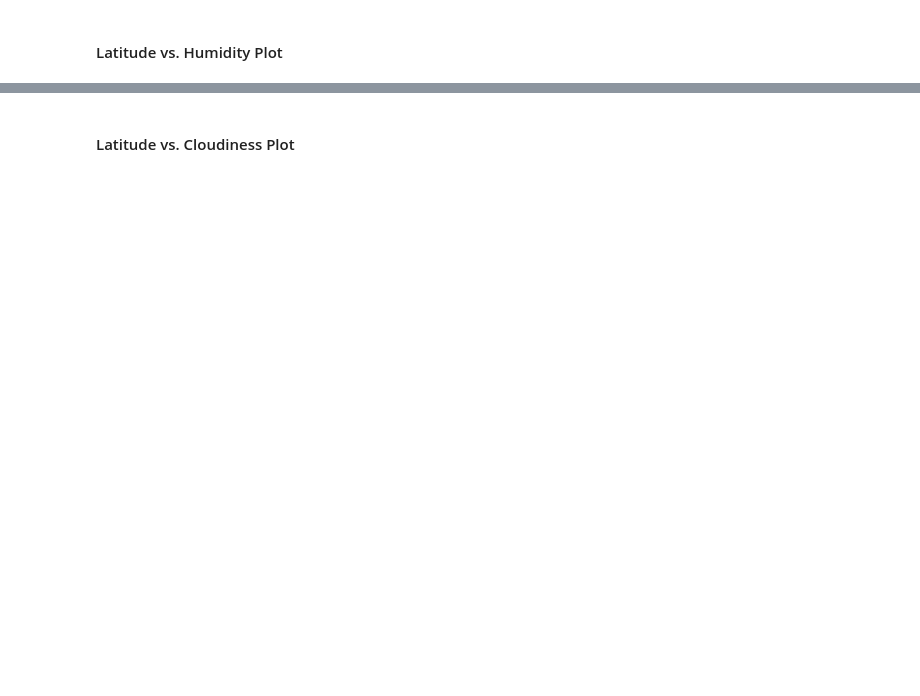
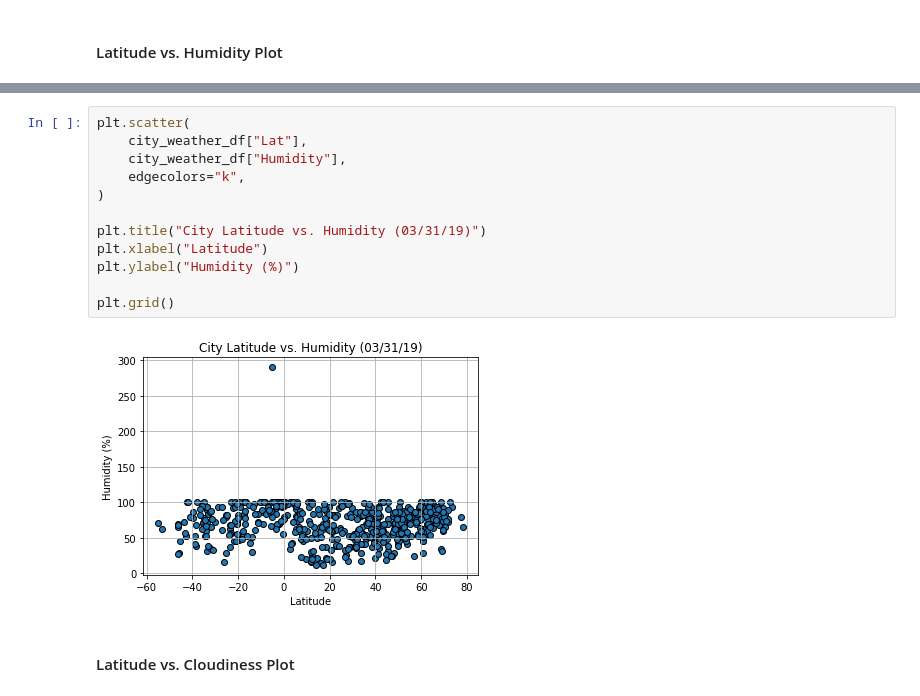
Before and after one commit to tbuck09/API-Practice, a Jupyter notebook: starter_code/WeatherPy.ipynb, the cells around one changed output, grey strips where cells are left out. Saved outputs shown, nothing was run; the diff lists cells and outputs as text; blank space fills up the shorter version.

```diff
--- a/starter_code/WeatherPy.ipynb
+++ b/starter_code/WeatherPy.ipynb
@@ -201,2 +213,16 @@ dtype: object
+# %%
+plt.scatter(
+    city_weather_df["Lat"],
+    city_weather_df["Humidity"],
+    edgecolors="k",
+)
+
+plt.title("City Latitude vs. Humidity (03/31/19)")
+plt.xlabel("Latitude")
+plt.ylabel("Humidity (%)")
+
+plt.grid()
+# %% [output]
+[figure, added]
 # %% [markdown]
 #### Latitude vs. Cloudiness Plot
```
Also changed, not shown: parts of 10 cells of this notebook.
